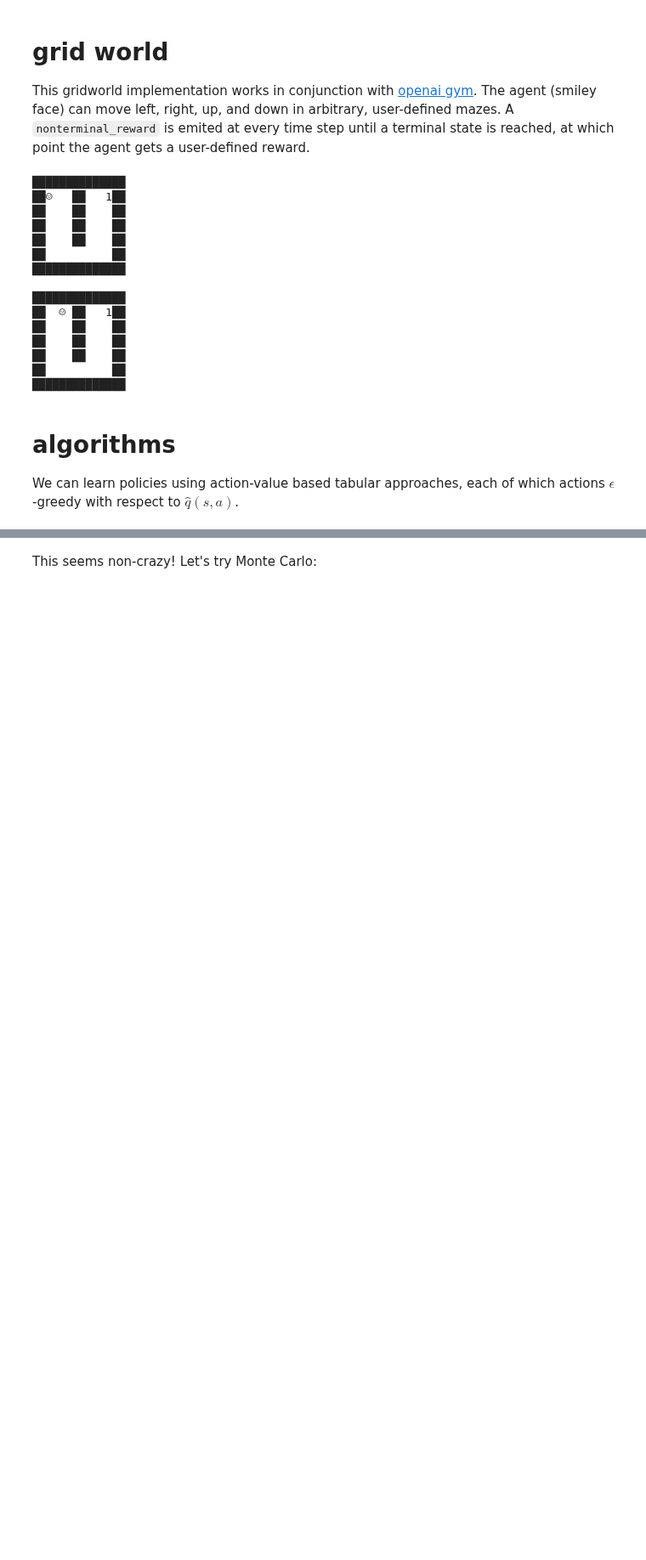
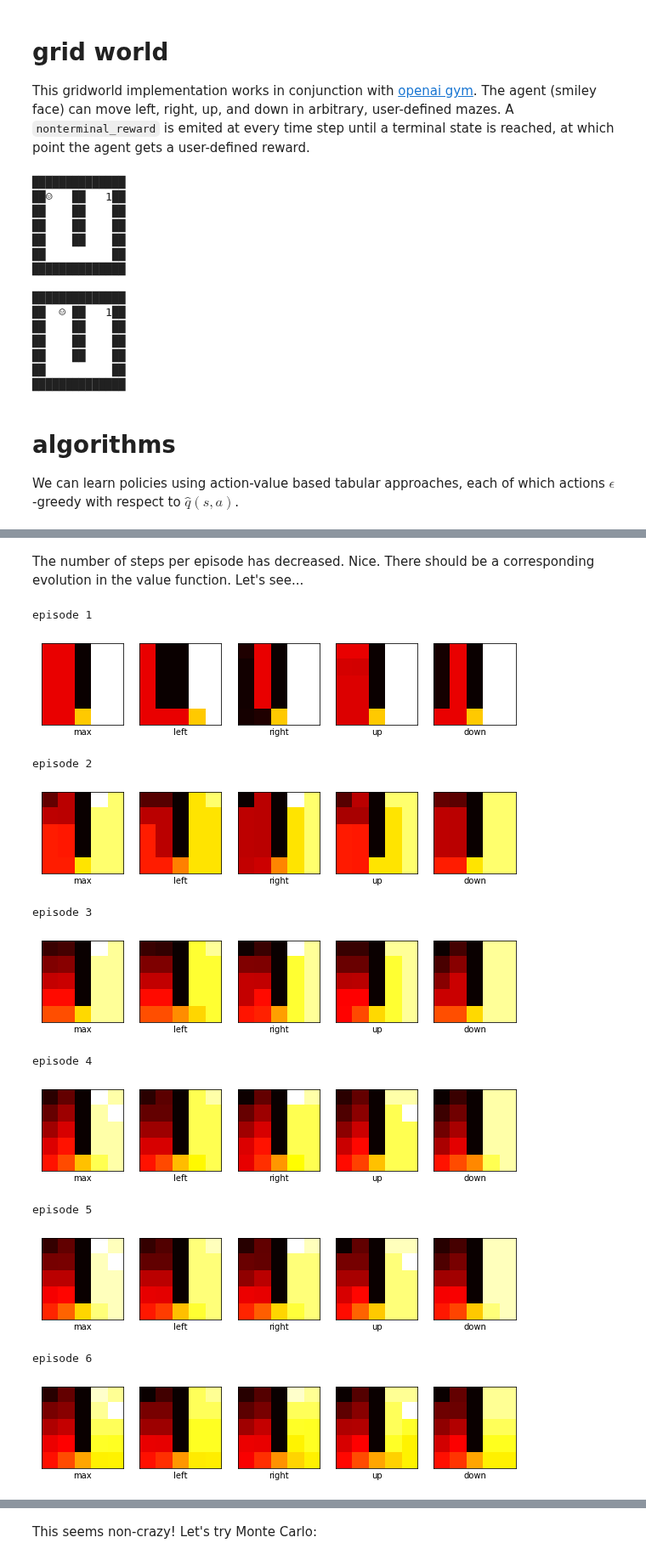
Before and after one commit to richard-warren/rl_sandbox, a Jupyter notebook: demo.ipynb, the cells around one changed output, grey strips where cells are left out. Shown at 85% size. Saved outputs shown, nothing was run; the diff lists cells and outputs as text; code cells hidden in the pictures; blank space fills up the shorter version.

```diff
--- a/demo.ipynb
+++ b/demo.ipynb
@@ -63,3 +59,28 @@ The number of steps per episode has decreased. Nice. Let's check out the policy
+# %% [markdown]
+The number of steps per episode has decreased. Nice. There should be a corresponding evolution in the value function. Let's see...
+# %%
+dt = 1
+steps = 6
+
+ctl_q.resetQ();  # reset Q to initial values
+
+for i in np.arange(dt, dt*(steps+1), dt):
+    print('episode {}'.format(i))
+    steps_q, rewards_q = ctl_q.train(alpha=.05, gamma=1, epsilon=.05, episodes=dt);
+    ctl_q.plotQ();
+# %% [output]
+episode 1
+[figure, added]
+episode 2
+[figure, added]
+episode 3
+[figure, added]
+episode 4
+[figure, added]
+episode 5
+[figure, added]
+episode 6
+[figure, added]
 # %%
 env.reset()
 env.render(Q=ctl_q.Q);
```
Also changed, not shown: parts of 5 cells of this notebook, 1 other file.
